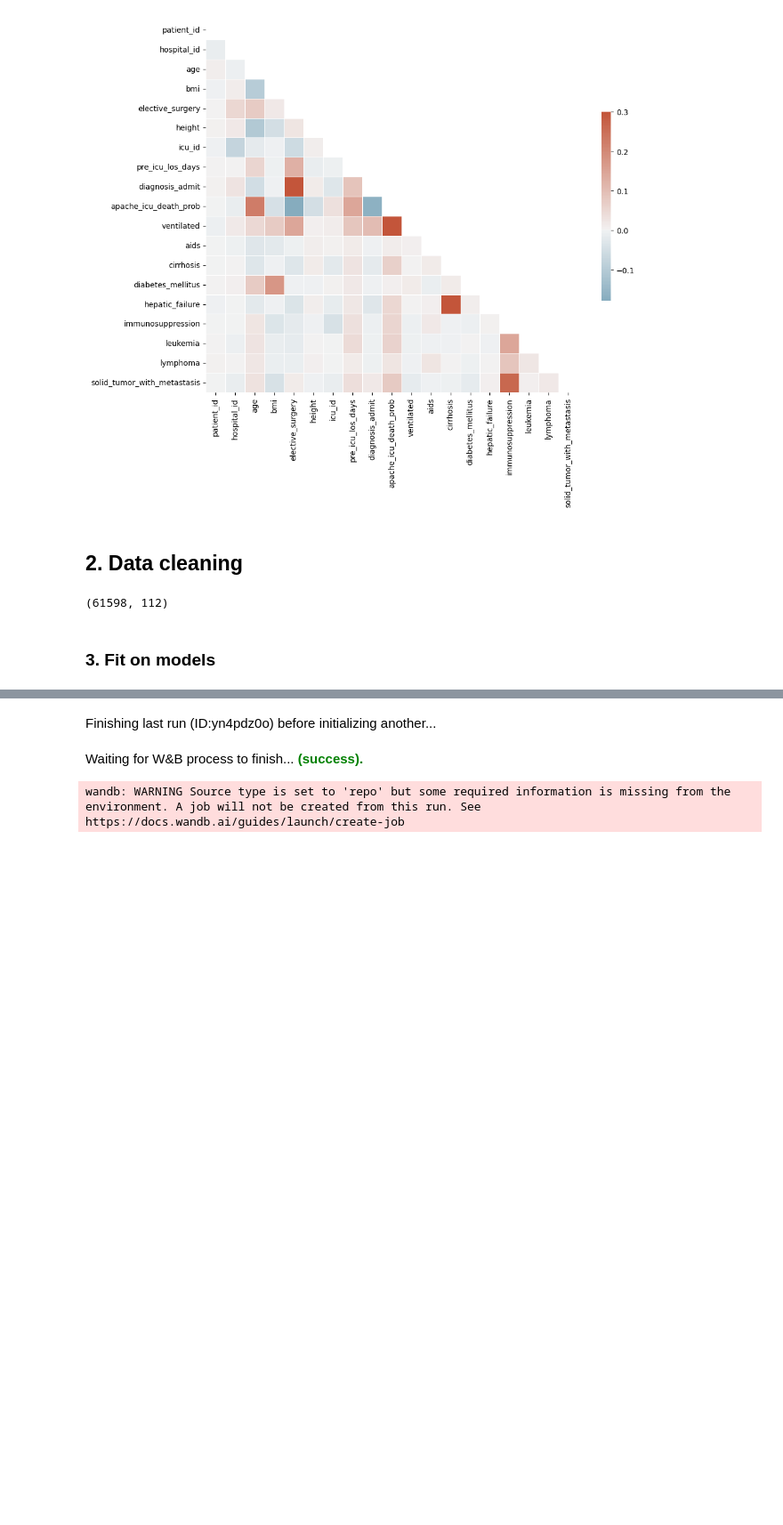
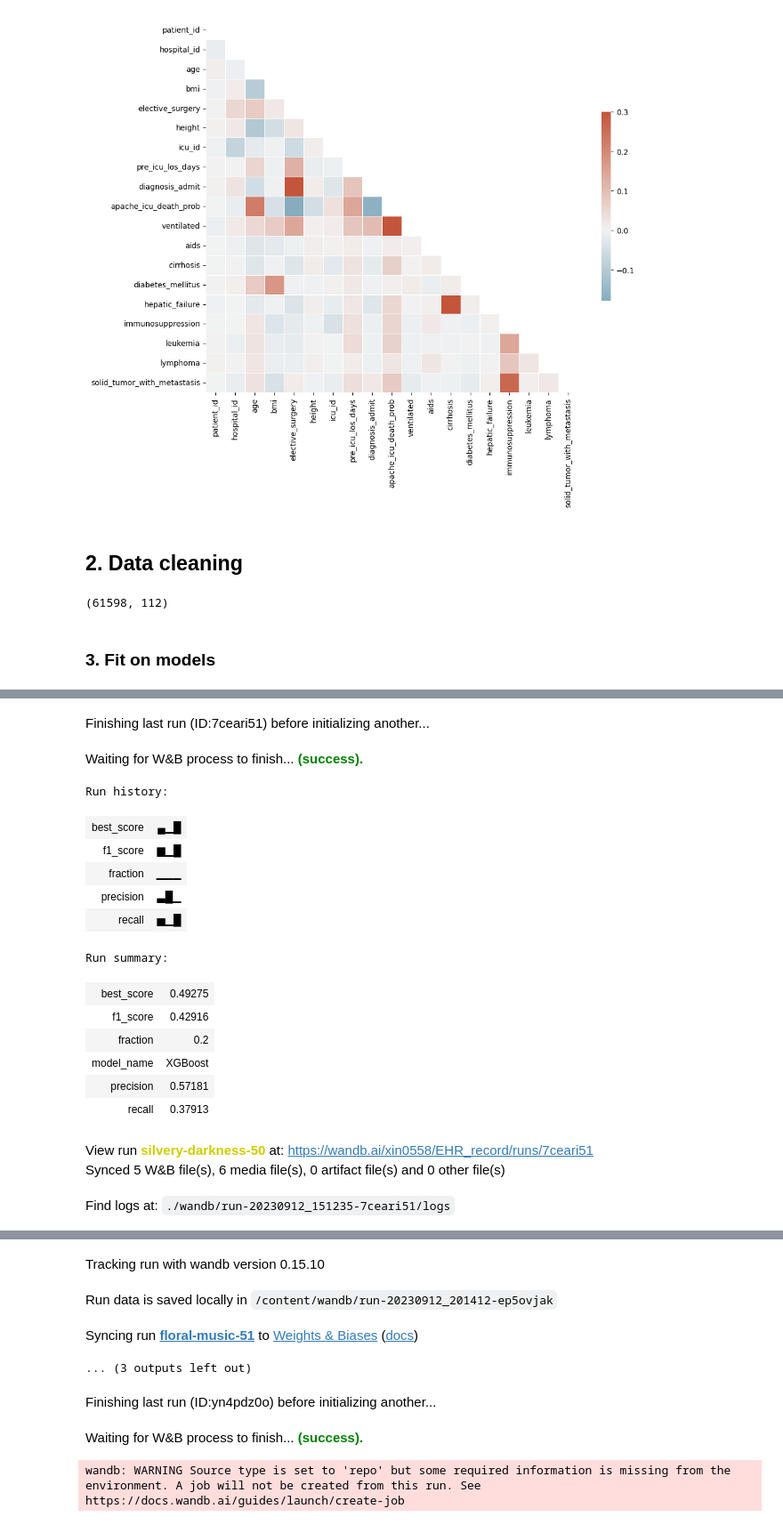
Before and after one commit to xin-cheng-ds/EHR_record, a Jupyter notebook: EHR.ipynb, the cells around one changed output, grey strips where cells are left out. Shown at 89% size. Drawn from its saved outputs; the diff is of its cells as text; code cells hidden in the pictures; blank space fills up the shorter version.

```diff
--- a/EHR.ipynb
+++ b/EHR.ipynb
@@ -579,6 +635,24 @@ Training Random Forest with fraction 0.2
 # %%
 # Experiment 3: Use only class weight
 fractions = [ 0.2]
-use_class_balance = True
-use_smote = False
+create_pipeline(y_train, use_class_balance=True, use_smote=False, config=config)
 train_and_evaluate(pipelines,fractions, train)
+# %% [output]
+Finishing last run (ID:7ceari51) before initializing another...
+Waiting for W&B process to finish... (success).
+Run history:
+| best_score | ▄▁█ |
+| f1_score | ▆▁█ |
+| fraction | ▁▁▁ |
+| precision | ▃█▁ |
+| recall | ▅▁█ |
+Run summary:
+| best_score | 0.49275 |
+| f1_score | 0.42916 |
+| fraction | 0.2 |
+| model_name | XGBoost |
+| precision | 0.57181 |
+| recall | 0.37913 |
+View run silvery-darkness-50 at: https://wandb.ai/xin0558/EHR_record/runs/7ceari51
+Synced 5 W&B file(s), 6 media file(s), 0 artifact file(s) and 0 other file(s)
+Find logs at: ./wandb/run-20230912_151235-7ceari51/logs
@@ -585,3 +660,7 @@ train_and_evaluate(pipelines,fractions, train)
+Tracking run with wandb version 0.15.10
+Run data is saved locally in /content/wandb/run-20230912_201412-ep5ovjak
+Syncing run floral-music-51 to Weights & Biases (docs)
+... (3 outputs left out)
 # %%
 # Experiment 4: Use only SMOTE
 fractions = [ 0.2]
```
Also changed, not shown: parts of 12 cells of this notebook.
